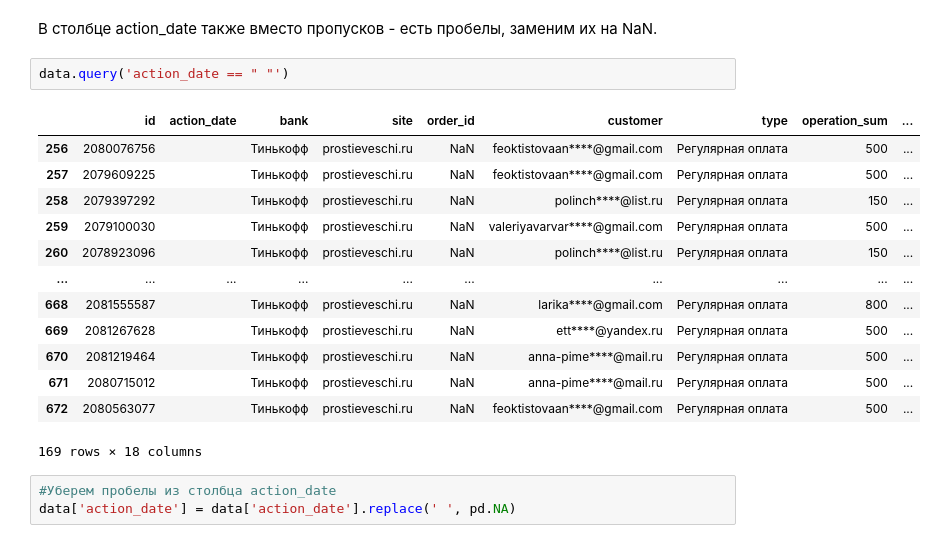
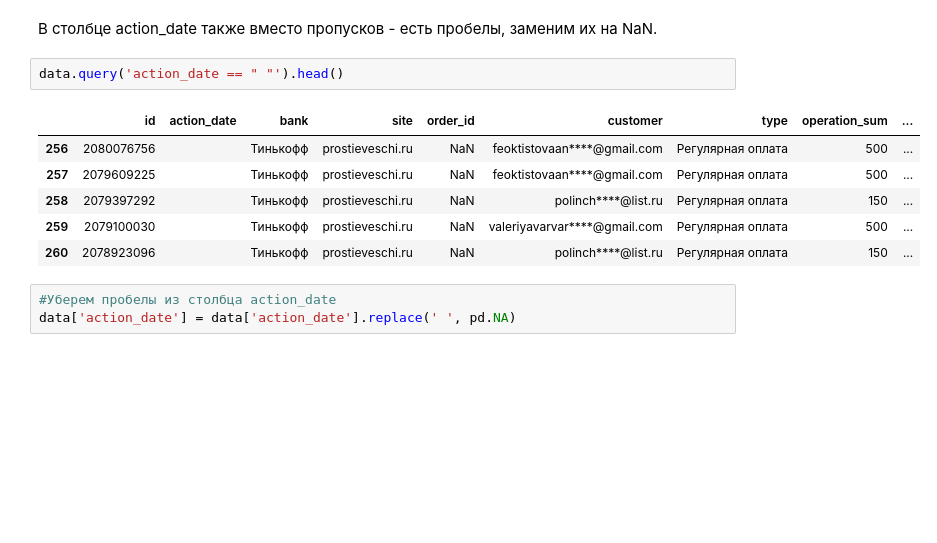
Before and after one commit to annaship-viz/my_projects, a Jupyter notebook: project_for_simple_things/Простые_вещи.ipynb, the cells around one changed output. Saved outputs shown, nothing was run; the diff lists cells and outputs as text; blank space fills up the shorter version.

```diff
--- a/project_for_simple_things/Простые_вещи.ipynb
+++ b/project_for_simple_things/Простые_вещи.ipynb
@@ -298,21 +310,14 @@ dtype: int64
 # %% [markdown]
 В столбце action_date также вместо пропусков - есть пробелы, заменим их на NaN.
 # %%
-data.query('action_date == " "')
+data.query('action_date == " "').head()
 # %% [output]
 |  | id | action_date | bank | site | order_id | customer | type | operation_sum | ... |
 | 256 | 2080076756 |  | Тинькофф | prostieveschi.ru | NaN | feoktistovaan****@gmail.com | Регулярная оплата | 500 | ... |
 | 257 | 2079609225 |  | Тинькофф | prostieveschi.ru | NaN | feoktistovaan****@gmail.com | Регулярная оплата | 500 | ... |
 | 258 | 2079397292 |  | Тинькофф | prostieveschi.ru | NaN | polinch****@list.ru | Регулярная оплата | 150 | ... |
 | 259 | 2079100030 |  | Тинькофф | prostieveschi.ru | NaN | valeriyavarvar****@gmail.com | Регулярная оплата | 500 | ... |
 | 260 | 2078923096 |  | Тинькофф | prostieveschi.ru | NaN | polinch****@list.ru | Регулярная оплата | 150 | ... |
-| ... | ... | ... | ... | ... | ... | ... | ... | ... | ... |
-| 668 | 2081555587 |  | Тинькофф | prostieveschi.ru | NaN | larika****@gmail.com | Регулярная оплата | 800 | ... |
-| 669 | 2081267628 |  | Тинькофф | prostieveschi.ru | NaN | ett****@yandex.ru | Регулярная оплата | 500 | ... |
-| 670 | 2081219464 |  | Тинькофф | prostieveschi.ru | NaN | anna-pime****@mail.ru | Регулярная оплата | 500 | ... |
-| 671 | 2080715012 |  | Тинькофф | prostieveschi.ru | NaN | anna-pime****@mail.ru | Регулярная оплата | 500 | ... |
-| 672 | 2080563077 |  | Тинькофф | prostieveschi.ru | NaN | feoktistovaan****@gmail.com | Регулярная оплата | 500 | ... |
-169 rows × 18 columns
 # %%
 #Уберем пробелы из столбца action_date
 data['action_date'] = data['action_date'].replace(' ', pd.NA)
```
Also changed, not shown: parts of 15 cells of this notebook.
